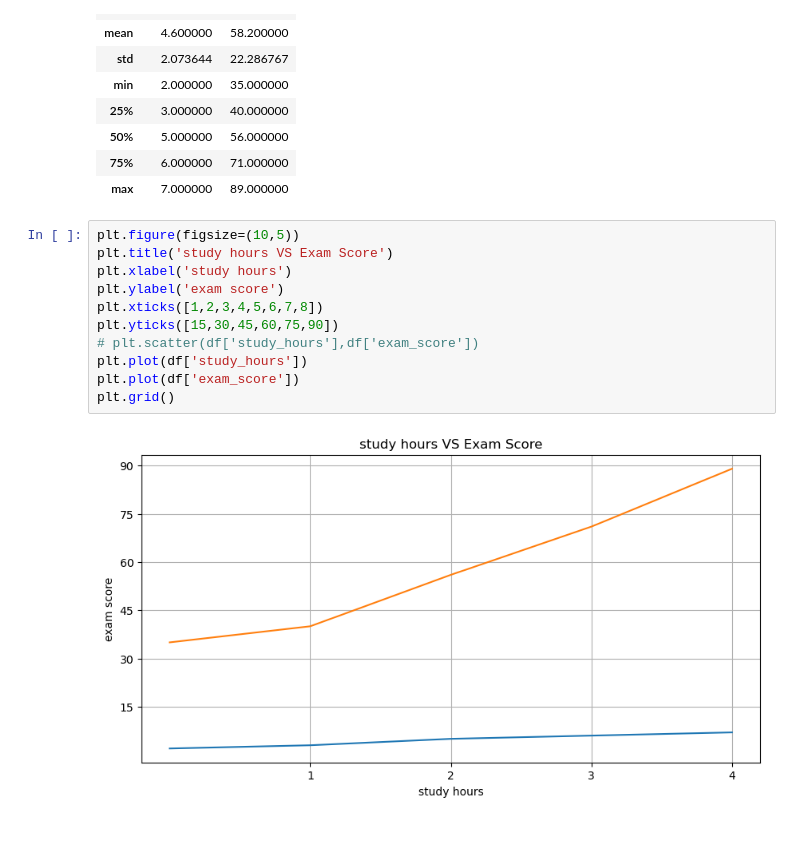
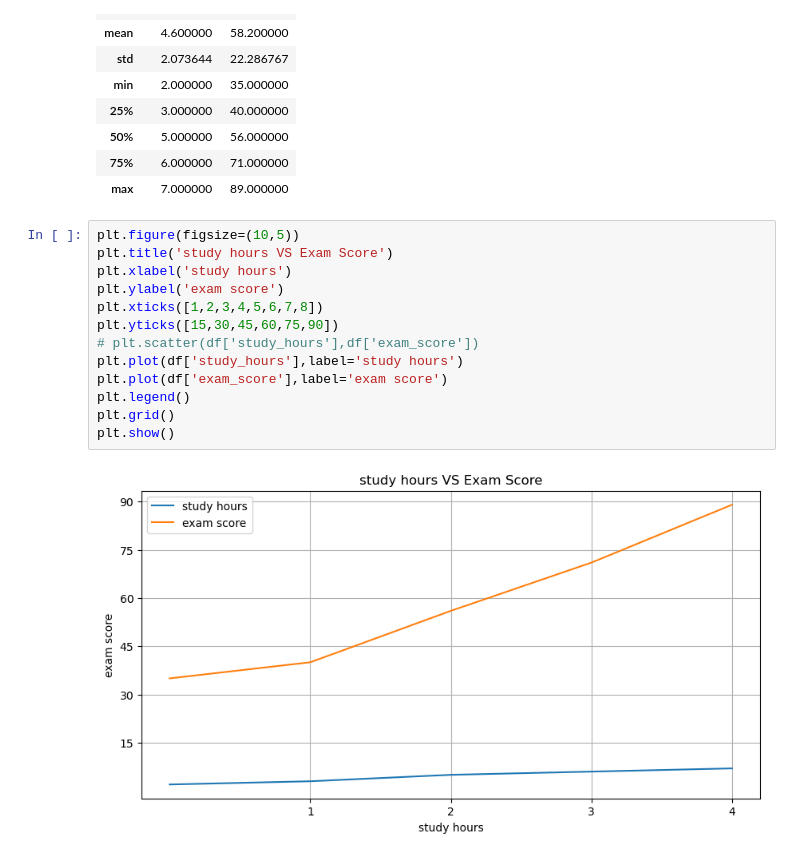
Before and after one commit to Fawas-Anayat/statistics_for_machine_learning, a Jupyter notebook: inferential_stats.ipynb, the cells around one changed output. Cells and saved outputs as stored; diff of their text form.

Commit message:
visualizing inferential stats

```diff
--- a/inferential_stats.ipynb
+++ b/inferential_stats.ipynb
@@ -37,13 +37,15 @@ df.describe()
 # %%
 plt.figure(figsize=(10,5))
 plt.title('study hours VS Exam Score')
 plt.xlabel('study hours')
 plt.ylabel('exam score')
 plt.xticks([1,2,3,4,5,6,7,8])
 plt.yticks([15,30,45,60,75,90])
 # plt.scatter(df['study_hours'],df['exam_score'])
-plt.plot(df['study_hours'])
-plt.plot(df['exam_score'])
+plt.plot(df['study_hours'],label='study hours')
+plt.plot(df['exam_score'],label='exam score')
+plt.legend()
 plt.grid()
+plt.show()
 # %% [output]
-[figure, old version]
+[figure, new version]
```
Also changed, not shown: parts of 1 cell of this notebook.
